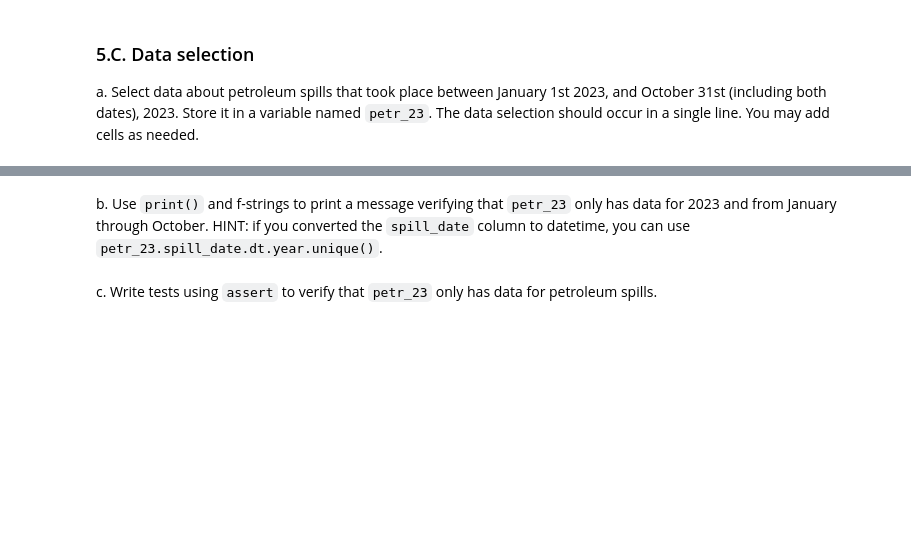
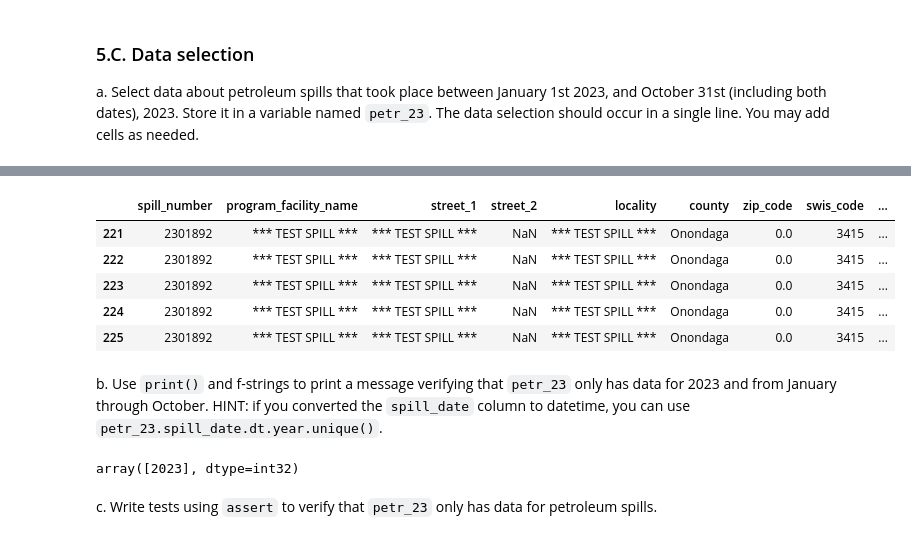
Before and after one commit to SRKads1998/eds220-hwk3, a Jupyter notebook: hwk3-task1-spills.ipynb, the cells around one changed output, grey strips where cells are left out. Drawn from its saved outputs; the diff is of its cells as text; code cells hidden in the pictures; blank space fills up the shorter version.

```diff
--- a/hwk3-task1-spills.ipynb
+++ b/hwk3-task1-spills.ipynb
@@ -280,3 +294,12 @@ a. Select data about petroleum spills that took place between January 1st 2023,
+# %%
+petr_23.head()
+# %% [output]
+|  | spill_number | program_facility_name | street_1 | street_2 | locality | county | zip_code | swis_code | ... |
+| 221 | 2301892 | *** TEST SPILL *** | *** TEST SPILL *** | NaN | *** TEST SPILL *** | Onondaga | 0.0 | 3415 | ... |
+| 222 | 2301892 | *** TEST SPILL *** | *** TEST SPILL *** | NaN | *** TEST SPILL *** | Onondaga | 0.0 | 3415 | ... |
+| 223 | 2301892 | *** TEST SPILL *** | *** TEST SPILL *** | NaN | *** TEST SPILL *** | Onondaga | 0.0 | 3415 | ... |
+| 224 | 2301892 | *** TEST SPILL *** | *** TEST SPILL *** | NaN | *** TEST SPILL *** | Onondaga | 0.0 | 3415 | ... |
+| 225 | 2301892 | *** TEST SPILL *** | *** TEST SPILL *** | NaN | *** TEST SPILL *** | Onondaga | 0.0 | 3415 | ... |
 # %% [markdown]
 <!-- END QUESTION -->
 
@@ -284,6 +307,13 @@ a. Select data about petroleum spills that took place between January 1st 2023,
 
 b. Use `print()` and f-strings to print a message verifying that `petr_23` only has data for 2023 and from January through October.
 HINT: if you converted the `spill_date` column to datetime, you can use `petr_23.spill_date.dt.year.unique()`.
+# %%
+petr_23.spill_date.dt.year.unique()
+
+#write f-string if/else function
+#if (year == 2023) and (month.)
+# %% [output]
+array([2023], dtype=int32)
 # %% [markdown]
 <!-- END QUESTION -->
 
```
Also changed, not shown: parts of 6 cells of this notebook, 1 other file.
